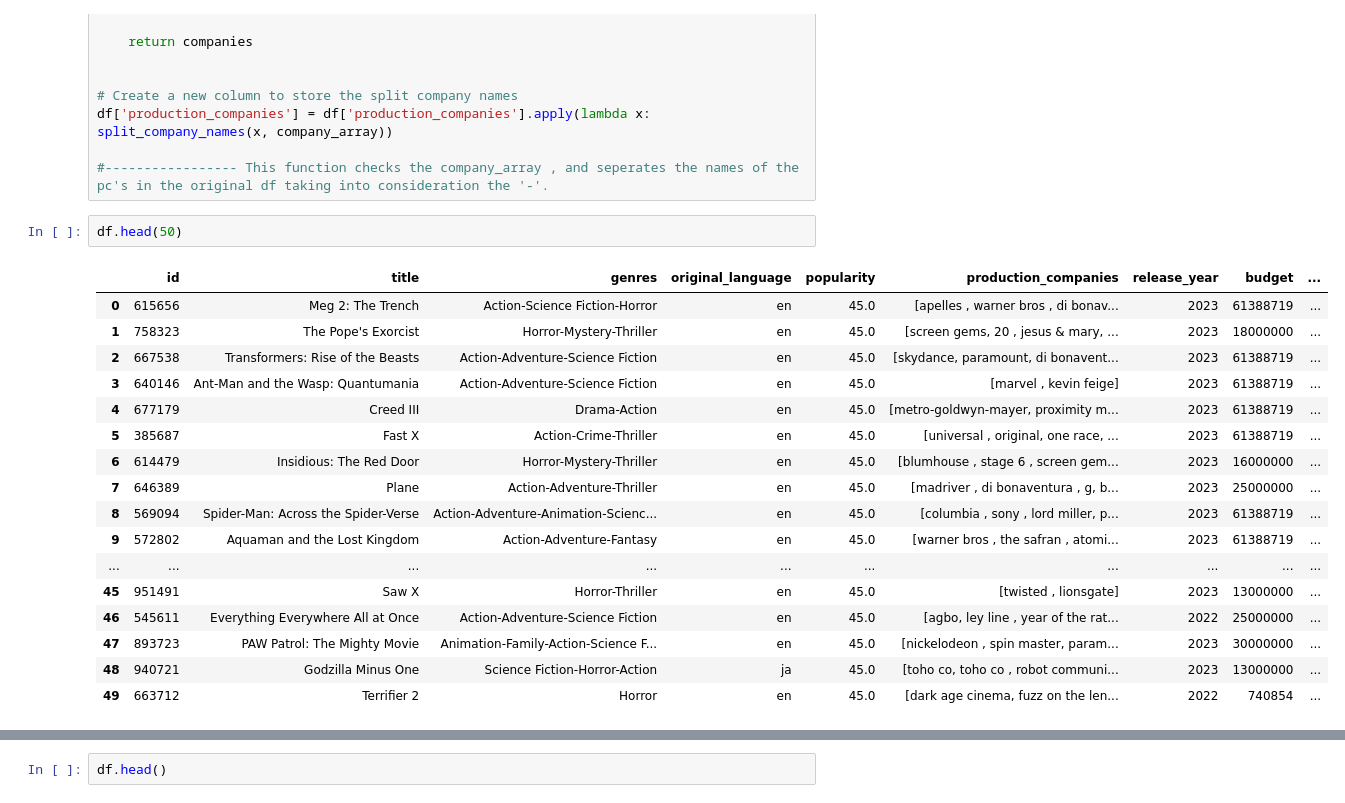
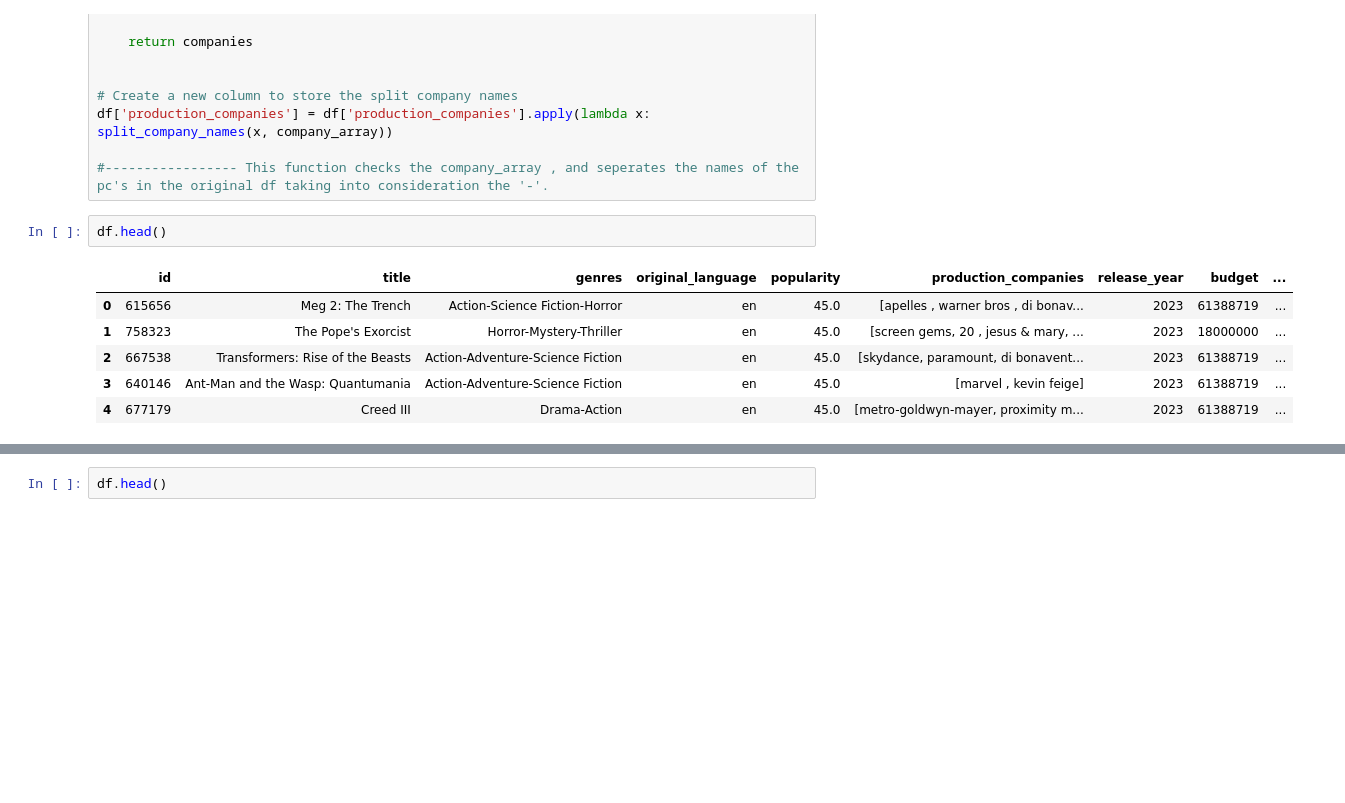
Before and after one commit to Samk104/Cinemalytics, a Jupyter notebook: Cinemalytics.ipynb, the cells around one changed output, grey strips where cells are left out. Drawn from its saved outputs; the diff is of its cells as text; blank space fills up the shorter version.

```diff
--- a/Cinemalytics.ipynb
+++ b/Cinemalytics.ipynb
@@ -833,23 +833,12 @@ df['production_companies'] = df['production_companies'].apply(lambda x: split_co
 
 #----------------- This function checks the company_array , and seperates the names of the pc's in the original df taking into consideration the '-'.
 # %%
-df.head(50)
+df.head()
 # %% [output]
 |  | id | title | genres | original_language | popularity | production_companies | release_year | budget | ... |
 | 0 | 615656 | Meg 2: The Trench | Action-Science Fiction-Horror | en | 45.0 | [apelles , warner bros , di bonav... | 2023 | 61388719 | ... |
 | 1 | 758323 | The Pope's Exorcist | Horror-Mystery-Thriller | en | 45.0 | [screen gems, 20 , jesus & mary, ... | 2023 | 18000000 | ... |
 | 2 | 667538 | Transformers: Rise of the Beasts | Action-Adventure-Science Fiction | en | 45.0 | [skydance, paramount, di bonavent... | 2023 | 61388719 | ... |
 | 3 | 640146 | Ant-Man and the Wasp: Quantumania | Action-Adventure-Science Fiction | en | 45.0 | [marvel , kevin feige] | 2023 | 61388719 | ... |
 | 4 | 677179 | Creed III | Drama-Action | en | 45.0 | [metro-goldwyn-mayer, proximity m... | 2023 | 61388719 | ... |
-| 5 | 385687 | Fast X | Action-Crime-Thriller | en | 45.0 | [universal , original, one race, ... | 2023 | 61388719 | ... |
-| 6 | 614479 | Insidious: The Red Door | Horror-Mystery-Thriller | en | 45.0 | [blumhouse , stage 6 , screen gem... | 2023 | 16000000 | ... |
-| 7 | 646389 | Plane | Action-Adventure-Thriller | en | 45.0 | [madriver , di bonaventura , g, b... | 2023 | 25000000 | ... |
-| 8 | 569094 | Spider-Man: Across the Spider-Verse | Action-Adventure-Animation-Scienc... | en | 45.0 | [columbia , sony , lord miller, p... | 2023 | 61388719 | ... |
-| 9 | 572802 | Aquaman and the Lost Kingdom | Action-Adventure-Fantasy | en | 45.0 | [warner bros , the safran , atomi... | 2023 | 61388719 | ... |
-| ... | ... | ... | ... | ... | ... | ... | ... | ... | ... |
-| 45 | 951491 | Saw X | Horror-Thriller | en | 45.0 | [twisted , lionsgate] | 2023 | 13000000 | ... |
-| 46 | 545611 | Everything Everywhere All at Once | Action-Adventure-Science Fiction | en | 45.0 | [agbo, ley line , year of the rat... | 2022 | 25000000 | ... |
-| 47 | 893723 | PAW Patrol: The Mighty Movie | Animation-Family-Action-Science F... | en | 45.0 | [nickelodeon , spin master, param... | 2023 | 30000000 | ... |
-| 48 | 940721 | Godzilla Minus One | Science Fiction-Horror-Action | ja | 45.0 | [toho co, toho co , robot communi... | 2023 | 13000000 | ... |
-| 49 | 663712 | Terrifier 2 | Horror | en | 45.0 | [dark age cinema, fuzz on the len... | 2022 | 740854 | ... |
 # %%
```
Also changed, not shown: parts of 23 cells of this notebook.
